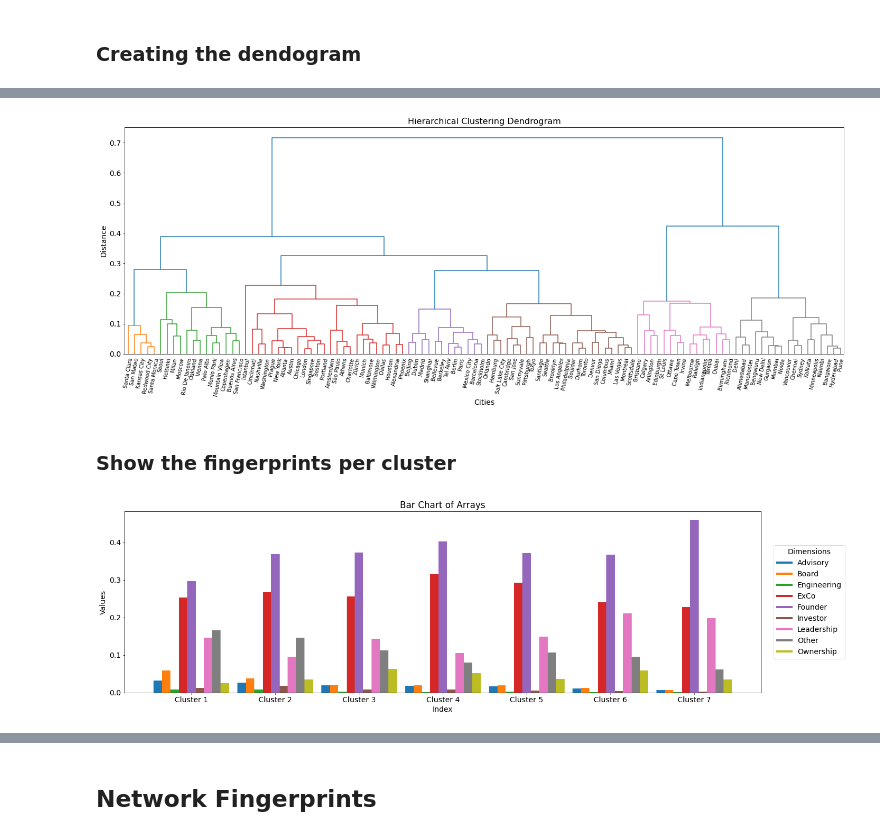
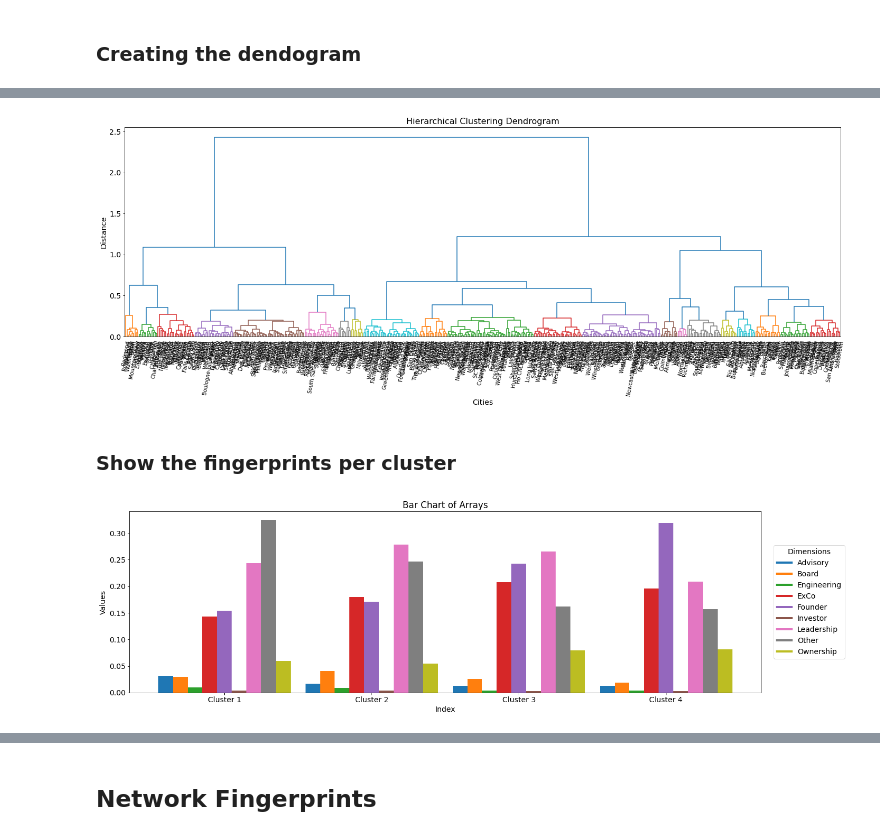
Before and after one commit to DarioZappala/caratterizzazione-sistemi-innovativi, a Jupyter notebook: fingerprint.ipynb, the cells around one changed output, grey strips where cells are left out. Cells and saved outputs as stored; diff of their text form; code cells hidden in the pictures.

```diff
--- a/fingerprint.ipynb
+++ b/fingerprint.ipynb
@@ -77,15 +95,15 @@ df_org_foundation = df_org_foundation[df_org_foundation['country_code'].notna()]
 # %%
 # ---- Parameters ---- #
 start_year = 2010  # Define the start year for filtering organizations and jobs
-end_year = start_year + 1  # Define the end year for filtering (one year range)
+# end_year = start_year + 1  # Define the end year for filtering (one year range)
 
 # Filter the organizations and jobs based on the specified year range
-df_org_filtered = filter_by_year_range(df_org_foundation, 'founded_on', start_year, end_year)
-df_jobs_filtered = filter_by_year_range(df_jobs_cleaned, 'started_on', start_year, end_year)
+df_org_filtered = filter_up_to_year(df_org_foundation, 'founded_on', start_year)
+df_jobs_filtered = filter_up_to_year(df_jobs_cleaned, 'started_on', start_year)
 
 # Define the minimum counts for cities and jobs to be included in the analysis
-minimum_city_count = 100
-minimum_jobs_count = 100
+minimum_city_count = 200
+minimum_jobs_count = 200
 
 # ---- Filtering ----- #
 
@@ -118,20 +136,20 @@ filtered_pivoted = pivoted[city_totals >= minimum_jobs_count]
 # %%
 normalized_pivoted = filtered_pivoted.apply(lambda row: row / row.sum(), axis=1)
 Z = linkage(normalized_pivoted, method='ward')
-createDendogram(normalized_pivoted,Z,threshold = 0.25)
+createDendogram(normalized_pivoted,Z,threshold = 0.3)
 # %% [output]
-[figure, old version]
+[figure, new version]
 # %% [markdown]
 ### Show the fingerprints per cluster
 # %%
 cluster_cities = plotClusters(filtered_pivoted,
               list(filtered_pivoted.columns),
               sns.color_palette("tab10", n_colors=len(filtered_pivoted.columns)),
               Z,
               normalized=True,
               difference=False,
-              clusters = 7,
+              clusters = 4,
               return_cities=True
             )
 # %% [output]
-[figure, old version]
+[figure, new version]
```
Also changed, not shown: parts of 11 cells of this notebook, 1 other file.
